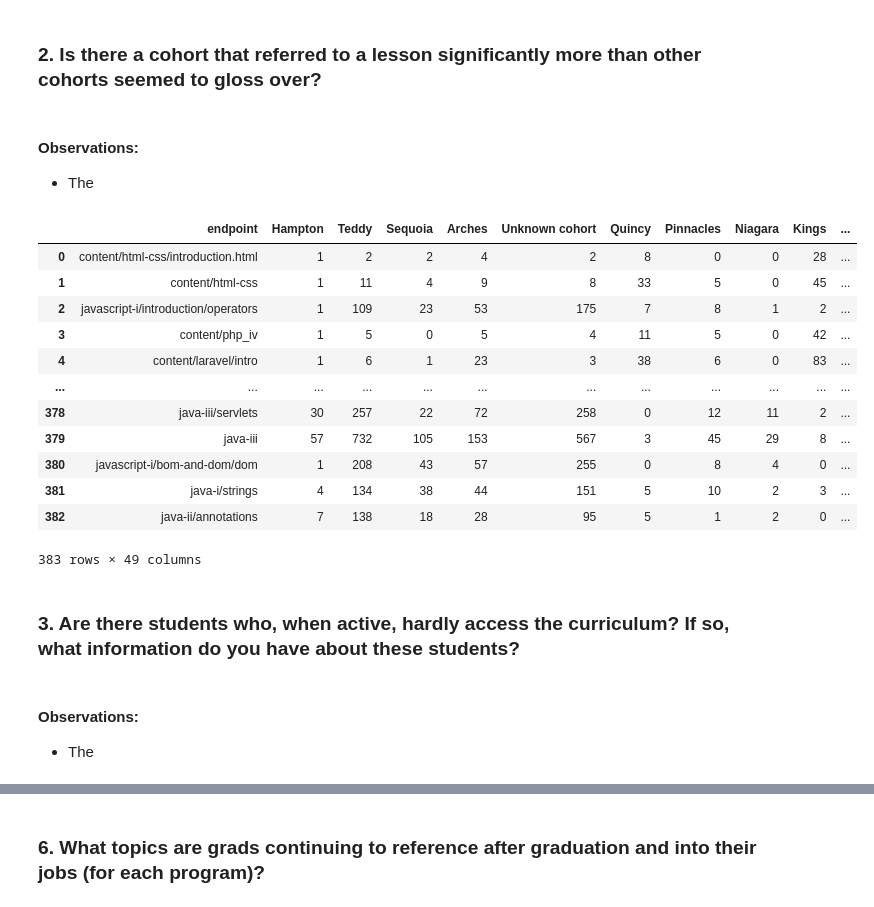
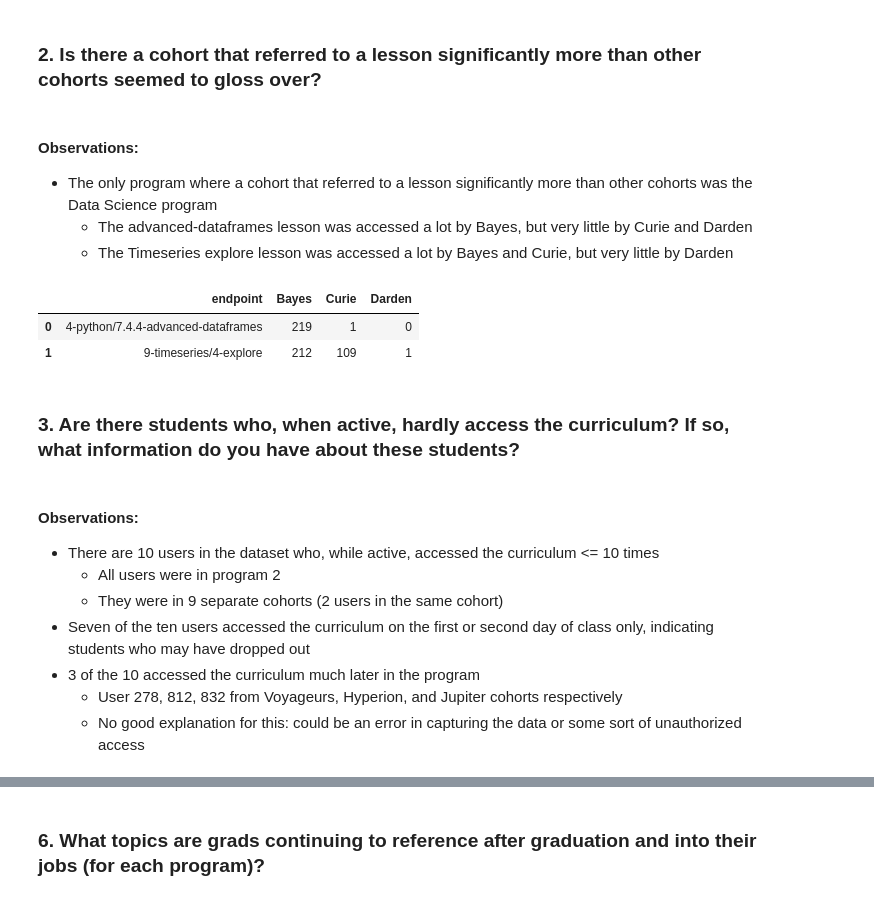
Before and after one commit to codeup-divergence/project-anomaly-detection, a Jupyter notebook: final_report .ipynb, the cells around one changed output, grey strips where cells are left out. Drawn from its saved outputs; the diff is of its cells as text; code cells hidden in the pictures.

```diff
--- a/final_report .ipynb
+++ b/final_report .ipynb
@@ -133,28 +133,37 @@ Name: endpoint, dtype: int64
 ### 2. Is there a cohort that referred to a lesson significantly more than other cohorts seemed to gloss over?
 # %% [markdown]
 ####  Observations:
-* The
+* The only program where a cohort that referred to a lesson significantly more than other cohorts was the Data Science program
+    * The advanced-dataframes lesson was accessed a lot by Bayes, but very little by Curie and Darden
+    * The Timeseries explore lesson was accessed a lot by Bayes and Curie, but very little by Darden
+# %%
+## After exploring, we decided to just look at a subset of the data that includes classes
+# that were active during the timespan of the data we have to better understand class activity
+## Get all the rows that are part of classes that started
+# after the start of our data and ended before the end of our data
+subset_df = df[(df.start_date >= df.index[0].strftime(format='%Y-%m-%d')) &
+               (df.end_date <= df.index[len(df)-1].strftime(format='%Y-%m-%d'))]
+# %%
+# break up subset_df into programs (1,2 are webdev, 3 is data science)
+p12_df = subset_df[subset_df['program_id'].isin([1,2])]
+p3_df = subset_df[subset_df.program_id == 3]
 # %%
 # Get question 2 exploration
-functions.question2(df, multiplier=3)
+functions.question2(p3_df, multiplier=3)
 # %% [output]
-|  | endpoint | Hampton | Teddy | Sequoia | Arches | Unknown cohort | Quincy | Pinnacles | Niagara | Kings | ... |
-| 0 | content/html-css/introduction.html | 1 | 2 | 2 | 4 | 2 | 8 | 0 | 0 | 28 | ... |
-| 1 | content/html-css | 1 | 11 | 4 | 9 | 8 | 33 | 5 | 0 | 45 | ... |
-| 2 | javascript-i/introduction/operators | 1 | 109 | 23 | 53 | 175 | 7 | 8 | 1 | 2 | ... |
-| 3 | content/php_iv | 1 | 5 | 0 | 5 | 4 | 11 | 5 | 0 | 42 | ... |
-| 4 | content/laravel/intro | 1 | 6 | 1 | 23 | 3 | 38 | 6 | 0 | 83 | ... |
-| ... | ... | ... | ... | ... | ... | ... | ... | ... | ... | ... | ... |
-| 378 | java-iii/servlets | 30 | 257 | 22 | 72 | 258 | 0 | 12 | 11 | 2 | ... |
-| 379 | java-iii | 57 | 732 | 105 | 153 | 567 | 3 | 45 | 29 | 8 | ... |
-| 380 | javascript-i/bom-and-dom/dom | 1 | 208 | 43 | 57 | 255 | 0 | 8 | 4 | 0 | ... |
-| 381 | java-i/strings | 4 | 134 | 38 | 44 | 151 | 5 | 10 | 2 | 3 | ... |
-| 382 | java-ii/annotations | 7 | 138 | 18 | 28 | 95 | 5 | 1 | 2 | 0 | ... |
+|  | endpoint | Bayes | Curie | Darden |
+| 0 | 4-python/7.4.4-advanced-dataframes | 219 | 1 | 0 |
+| 1 | 9-timeseries/4-explore | 212 | 109 | 1 |
-383 rows × 49 columns
 # %% [markdown]
 ### 3. Are there students who, when active, hardly access the curriculum? If so, what information do you have about these students?
 # %% [markdown]
 ####  Observations:
-* The
+* There are 10 users in the dataset who, while active, accessed the curriculum <= 10 times
+    * All users were in program 2
+    * They were in 9 separate cohorts (2 users in the same cohort)
+* Seven of the ten users accessed the curriculum on the first or second day of class only, indicating students who may have dropped out
+* 3 of the 10 accessed the curriculum much later in the program
+    * User 278, 812, 832 from Voyageurs, Hyperion, and Jupiter cohorts respectively
+    * No good explanation for this: could be an error in capturing the data or some sort of unauthorized access
 # %%
 # Get question 3 exploration
```
Also changed, not shown: parts of 7 cells of this notebook, 1 other file.
